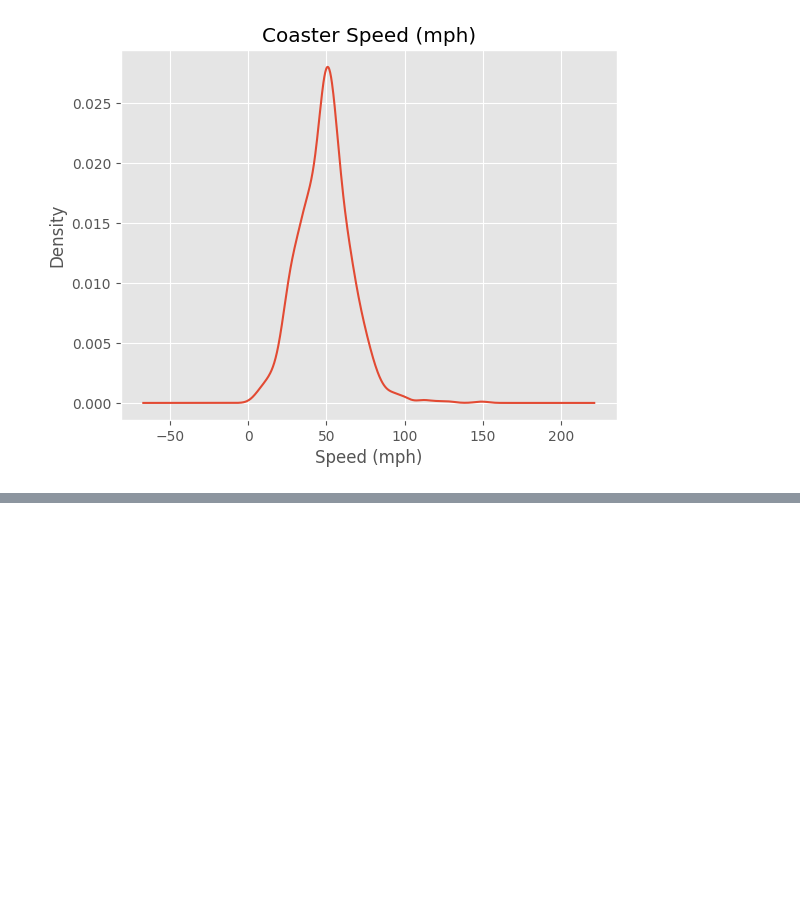
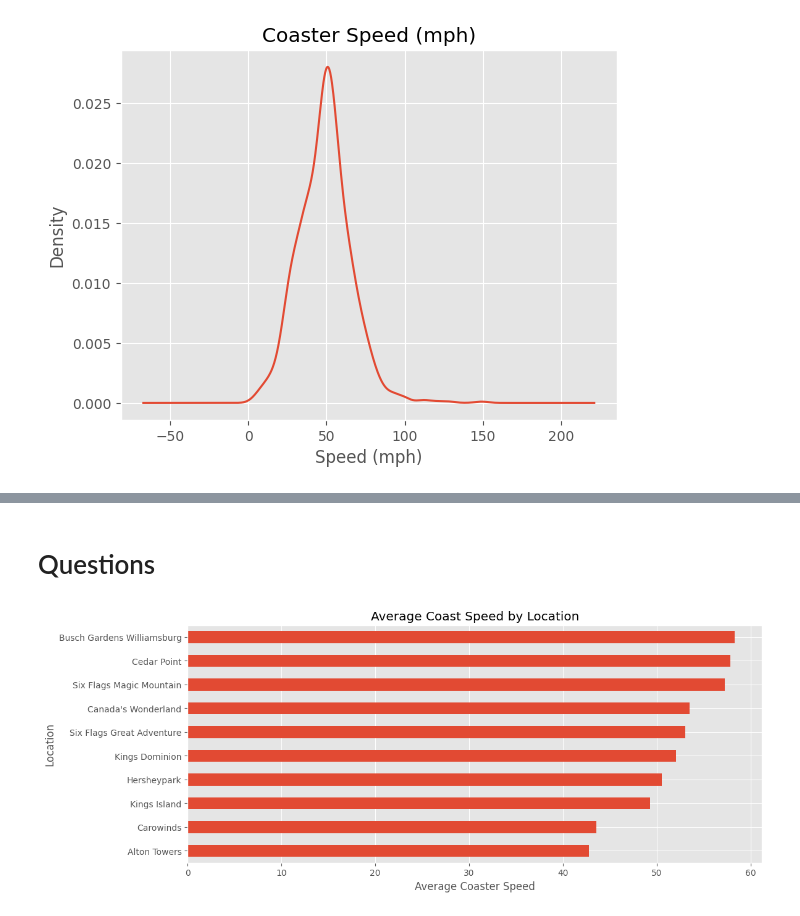
Before and after one commit to MiolaTomas/EDA-Project, a Jupyter notebook: EDA.ipynb, the cells around one changed output, grey strips where cells are left out. Cells and saved outputs as stored; diff of their text form; code cells hidden in the pictures; blank space fills up the shorter version.

```diff
--- a/EDA.ipynb
+++ b/EDA.ipynb
@@ -149,0 +177,14 @@ Text(0.5, 0, 'Speed (mph)')
+# %% [markdown]
+# Questions
+# %%
+# What are the locations with the fastest roller coasters (minimum of 10)?
+ax = df.query('Location != "Other"') \
+    .groupby('Location')['Speed_mph'] \
+    .agg(['mean','count']) \
+    .query('count >= 10') \
+    .sort_values('mean')['mean'] \
+    .plot(kind='barh', figsize=(12, 5), title='Average Coast Speed by Location')
+ax.set_xlabel('Average Coaster Speed')
+plt.show()
+# %% [output]
+[figure, added]
```
Also changed, not shown: parts of 4 cells of this notebook.
